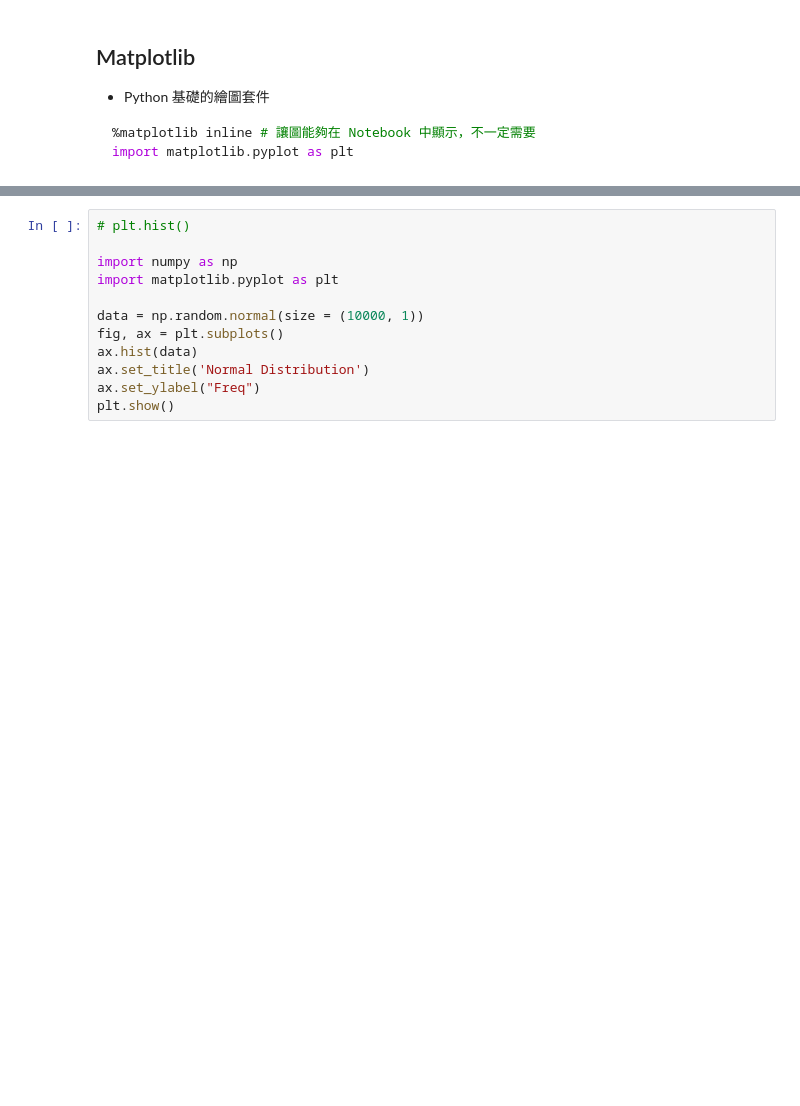
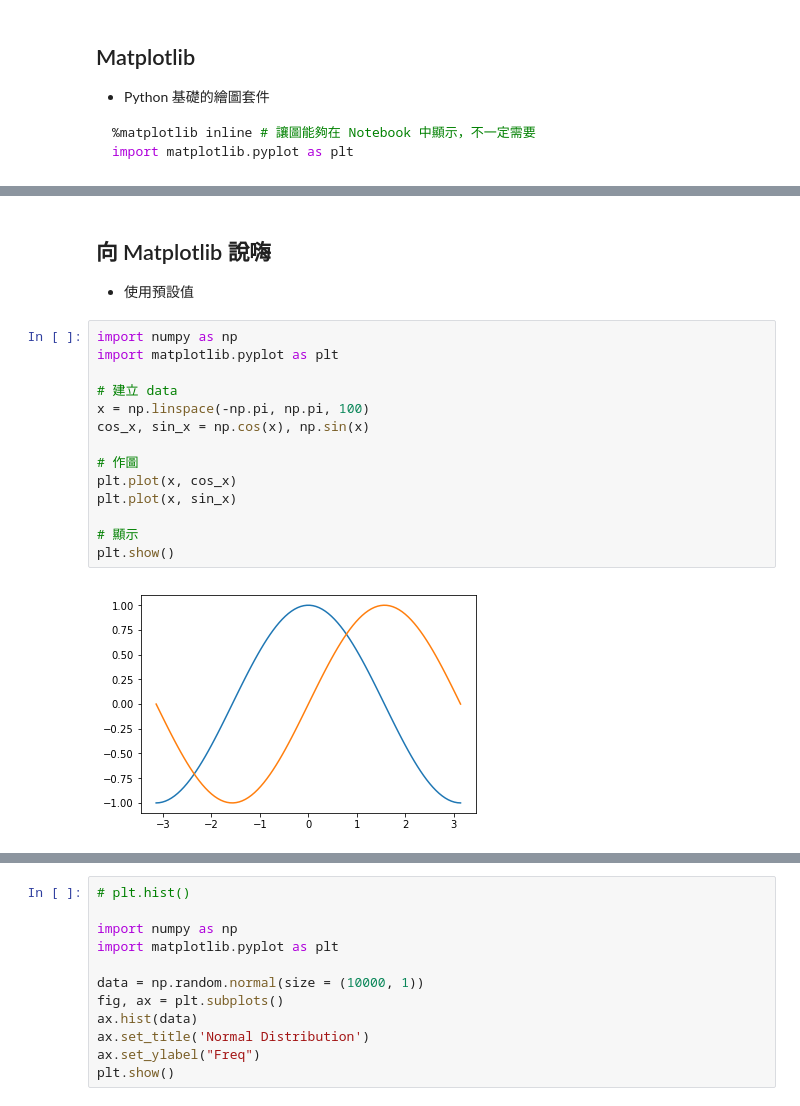
Before and after one commit to yaojenkuo/python_4_ds, a Jupyter notebook: ch10.ipynb, the cells around one changed output, grey strips where cells are left out. Cells and saved outputs as stored; diff of their text form; blank space fills up the shorter version.

```diff
--- a/ch10.ipynb
+++ b/ch10.ipynb
@@ -20,0 +27,20 @@ import matplotlib.pyplot as plt
+# %% [markdown]
+## 向 Matplotlib 說嗨
+
+- 使用預設值
+# %%
+import numpy as np
+import matplotlib.pyplot as plt
+
+# 建立 data
+x = np.linspace(-np.pi, np.pi, 100)
+cos_x, sin_x = np.cos(x), np.sin(x)
+
+# 作圖
+plt.plot(x, cos_x)
+plt.plot(x, sin_x)
+
+# 顯示
+plt.show()
+# %% [output]
+[figure, added]
```
Also changed, not shown: parts of 54 cells of this notebook, 1 other file.
